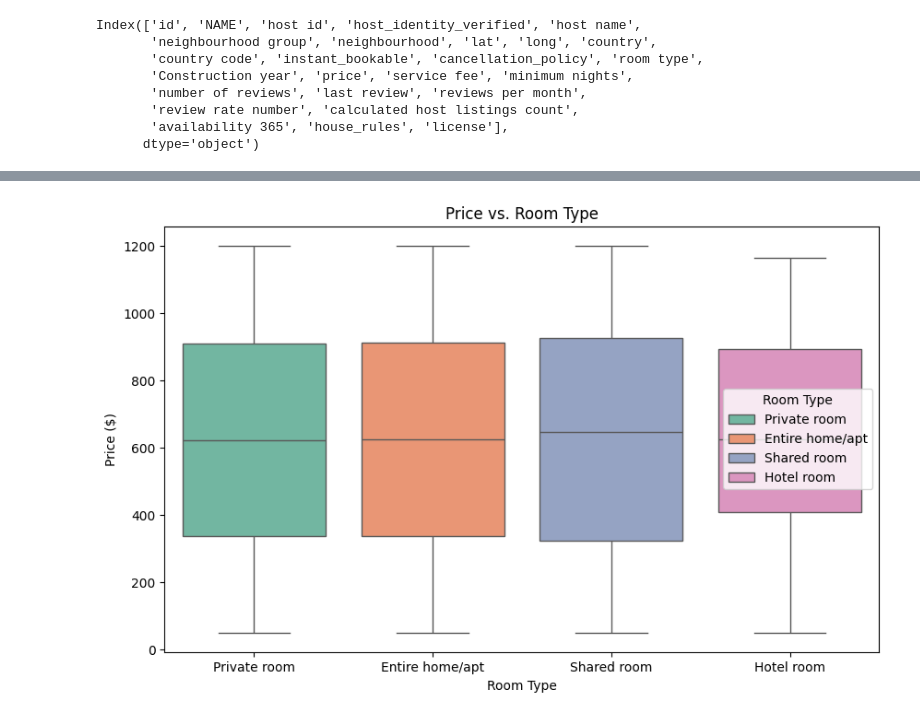
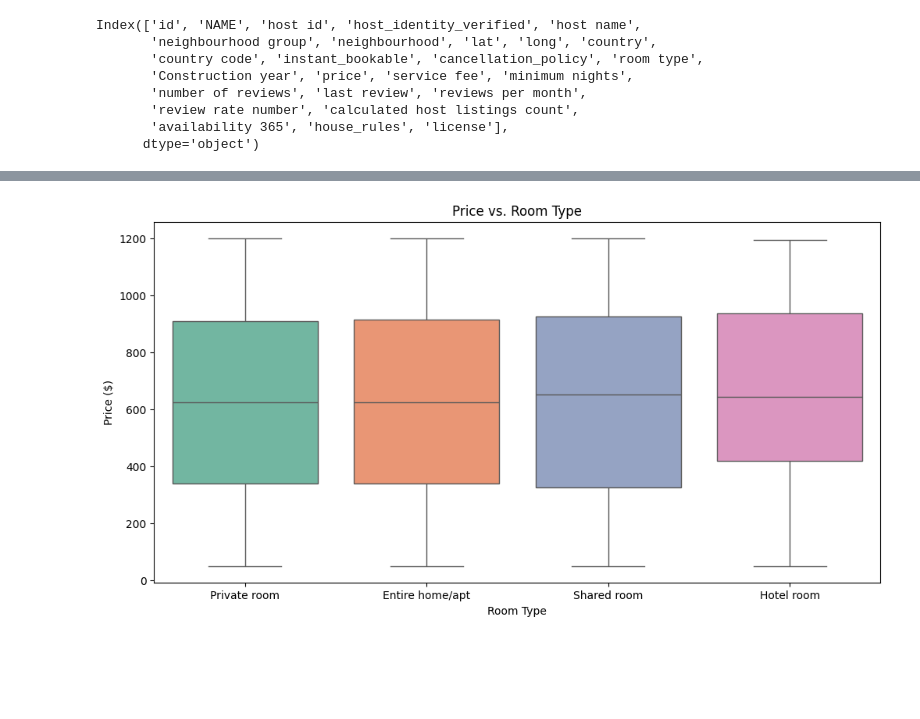
Before and after one commit to BranMerx/Airbnb-Data-Analysis, a Jupyter notebook: Airbnb_Data_Analysis.ipynb, the cells around one changed output, grey strips where cells are left out. Drawn from its saved outputs; the diff is of its cells as text; code cells hidden in the pictures; blank space fills up the shorter version.

Commit message:
Final analysis where graphs are finalized and trends of data are established.

```diff
--- a/Airbnb_Data_Analysis.ipynb
+++ b/Airbnb_Data_Analysis.ipynb
@@ -156,16 +163,14 @@ plt.show()
 # %%
 #Visual of the relationship between price and room type
-plt.figure(figsize=(10,6))
+plt.figure(figsize=(12,6))
 sns.boxplot(x='room type', y = 'price', hue ='room type', data=df,
 palette='Set2')
 plt.title('Price vs. Room Type')
 plt.xlabel('Room Type')
 plt.ylabel('Price ($)')
-plt.legend(title='Room Type')
 plt.show()
-#
 # %% [output]
-[figure, old version]
+[figure, new version]
 # %%
 #Reviews over time
 df['last review'] = pd.to_datetime(df['last review'])
```
Also changed, not shown: parts of 14 cells of this notebook.
